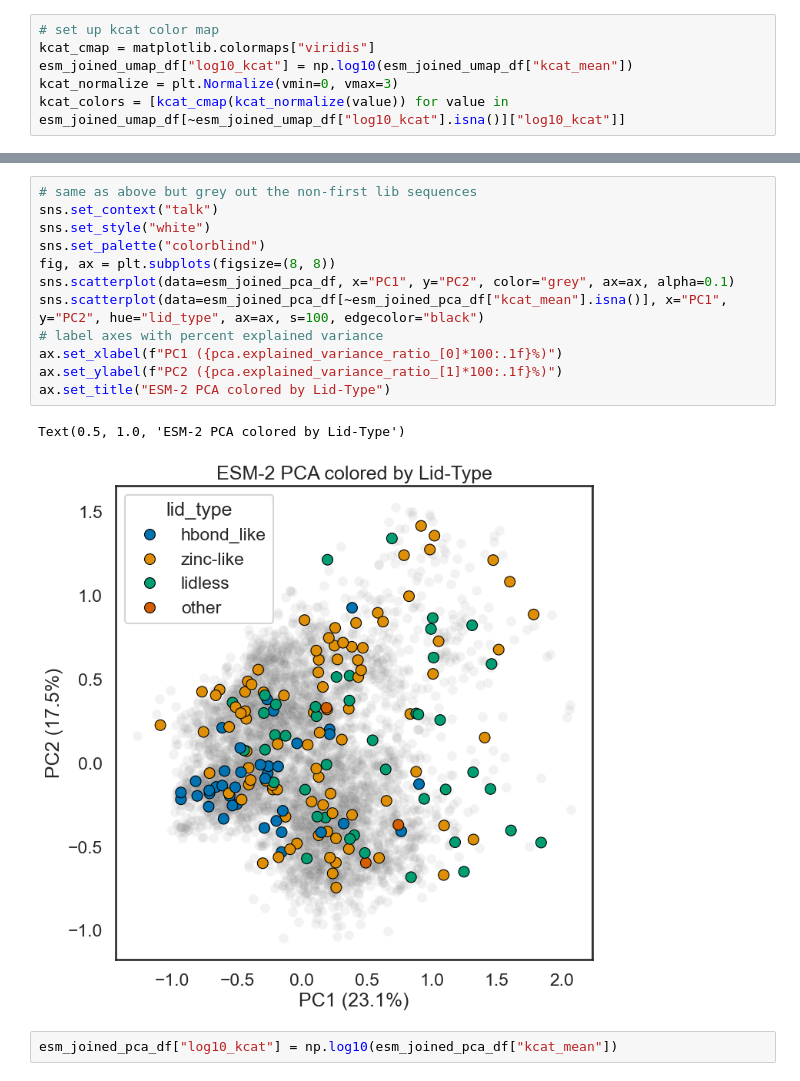
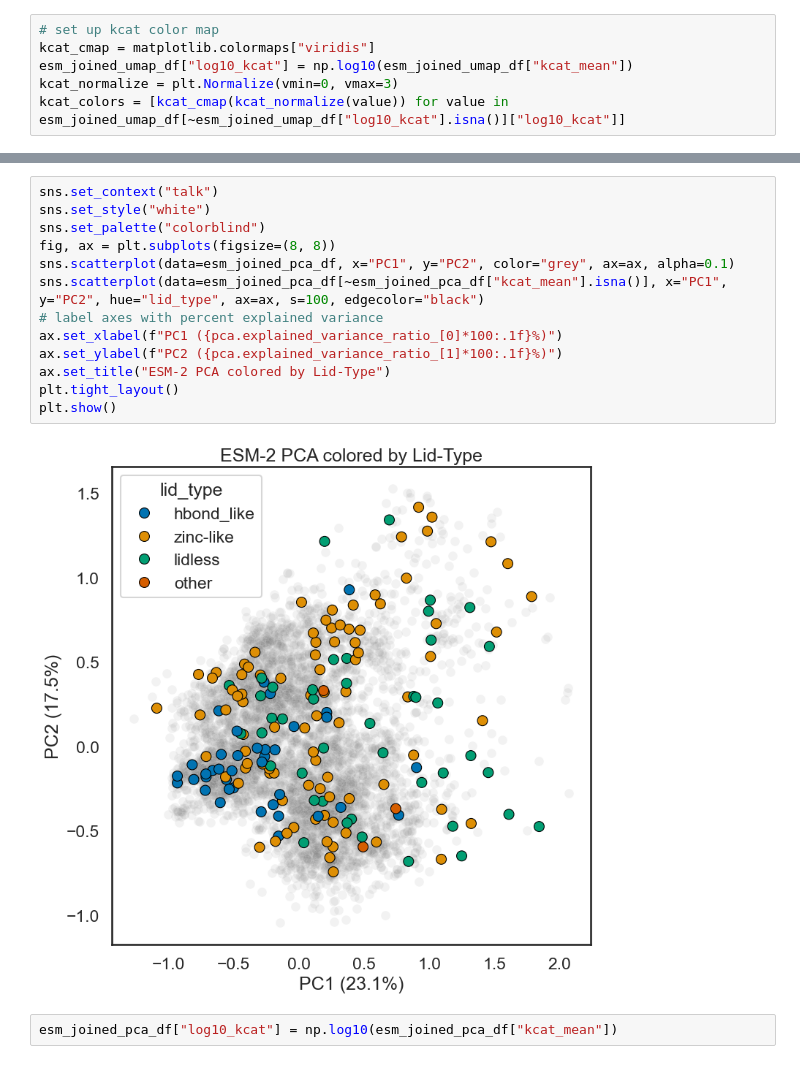
Before and after one commit to pinneylab/adk_evolutionary_landscape, a Jupyter notebook: notebooks/dimensionality_reduction_and_embedding_analysis.ipynb, the cells around one changed output, grey strips where cells are left out. Saved outputs shown, nothing was run; the diff lists cells and outputs as text.

```diff
--- a/figures/fig7.ipynb
+++ b/notebooks/dimensionality_reduction_and_embedding_analysis.ipynb
@@ -135,18 +131,18 @@ plt.show()
 # %%
-# same as above but grey out the non-first lib sequences
 sns.set_context("talk")
 sns.set_style("white")
 sns.set_palette("colorblind")
 fig, ax = plt.subplots(figsize=(8, 8))
 sns.scatterplot(data=esm_joined_pca_df, x="PC1", y="PC2", color="grey", ax=ax, alpha=0.1)
 sns.scatterplot(data=esm_joined_pca_df[~esm_joined_pca_df["kcat_mean"].isna()], x="PC1", y="PC2", hue="lid_type", ax=ax, s=100, edgecolor="black")
 # label axes with percent explained variance
 ax.set_xlabel(f"PC1 ({pca.explained_variance_ratio_[0]*100:.1f}%)")
 ax.set_ylabel(f"PC2 ({pca.explained_variance_ratio_[1]*100:.1f}%)")
 ax.set_title("ESM-2 PCA colored by Lid-Type")
+plt.tight_layout()
+plt.show()
 # %% [output]
-Text(0.5, 1.0, 'ESM-2 PCA colored by Lid-Type')
-[figure, old version]
+[figure, new version]
 # %%
 esm_joined_pca_df["log10_kcat"] = np.log10(esm_joined_pca_df["kcat_mean"])
 # %%
```
Also changed, not shown: parts of 10 cells of this notebook, 15 other files.
